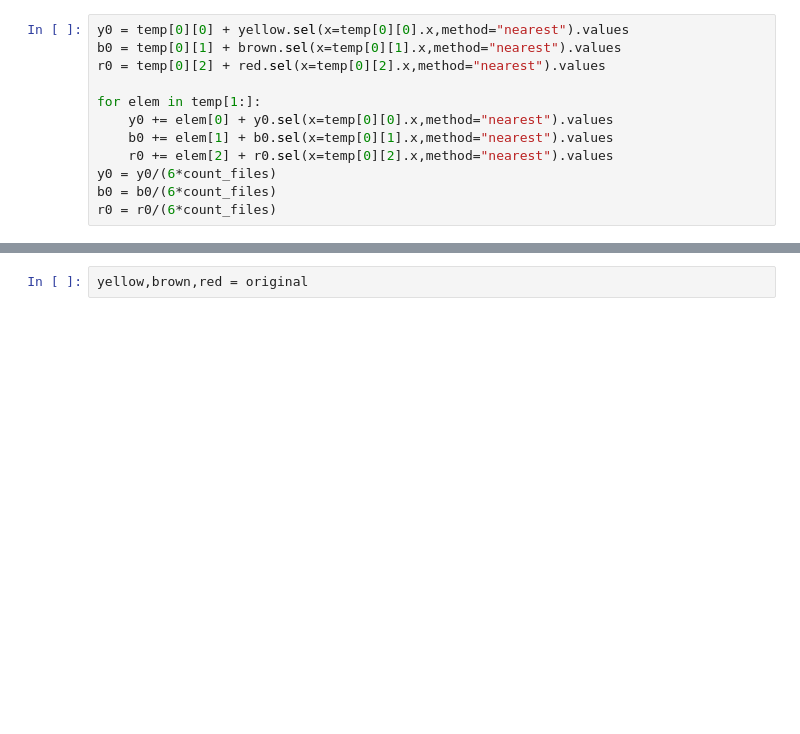
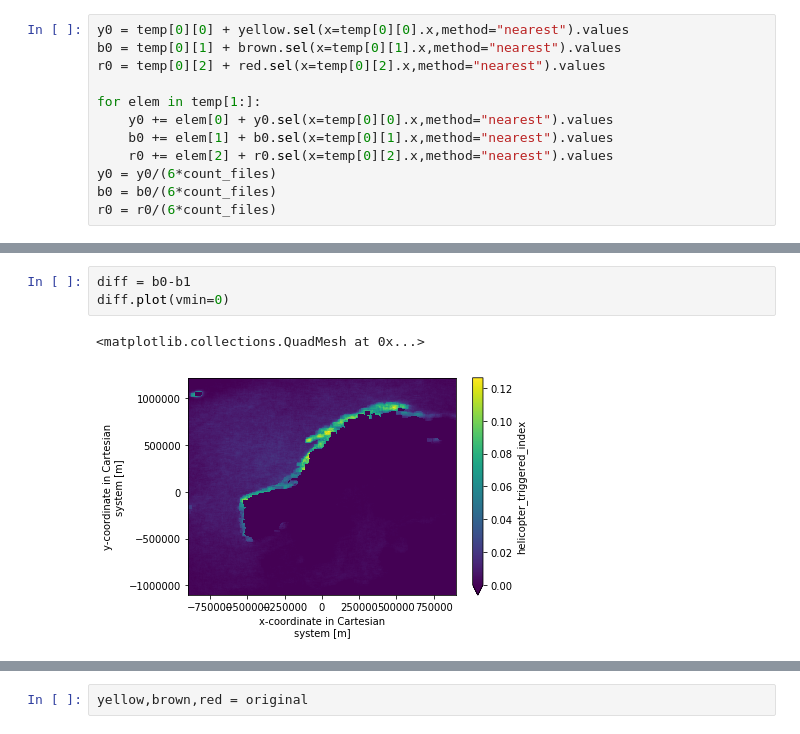
Before and after one commit to johtoblan/Master, a Jupyter notebook: Climatologies.ipynb, the cells around one changed output, grey strips where cells are left out. Cells and saved outputs as stored; diff of their text form; blank space fills up the shorter version.

```diff
--- a/Climatologies.ipynb
+++ b/Climatologies.ipynb
@@ -227,0 +239,6 @@ red.plot()
+# %%
+diff = b0-b1
+diff.plot(vmin=0)
+# %% [output]
+<matplotlib.collections.QuadMesh at 0x...>
+[figure, added]
```
Also changed, not shown: parts of 18 cells of this notebook.
